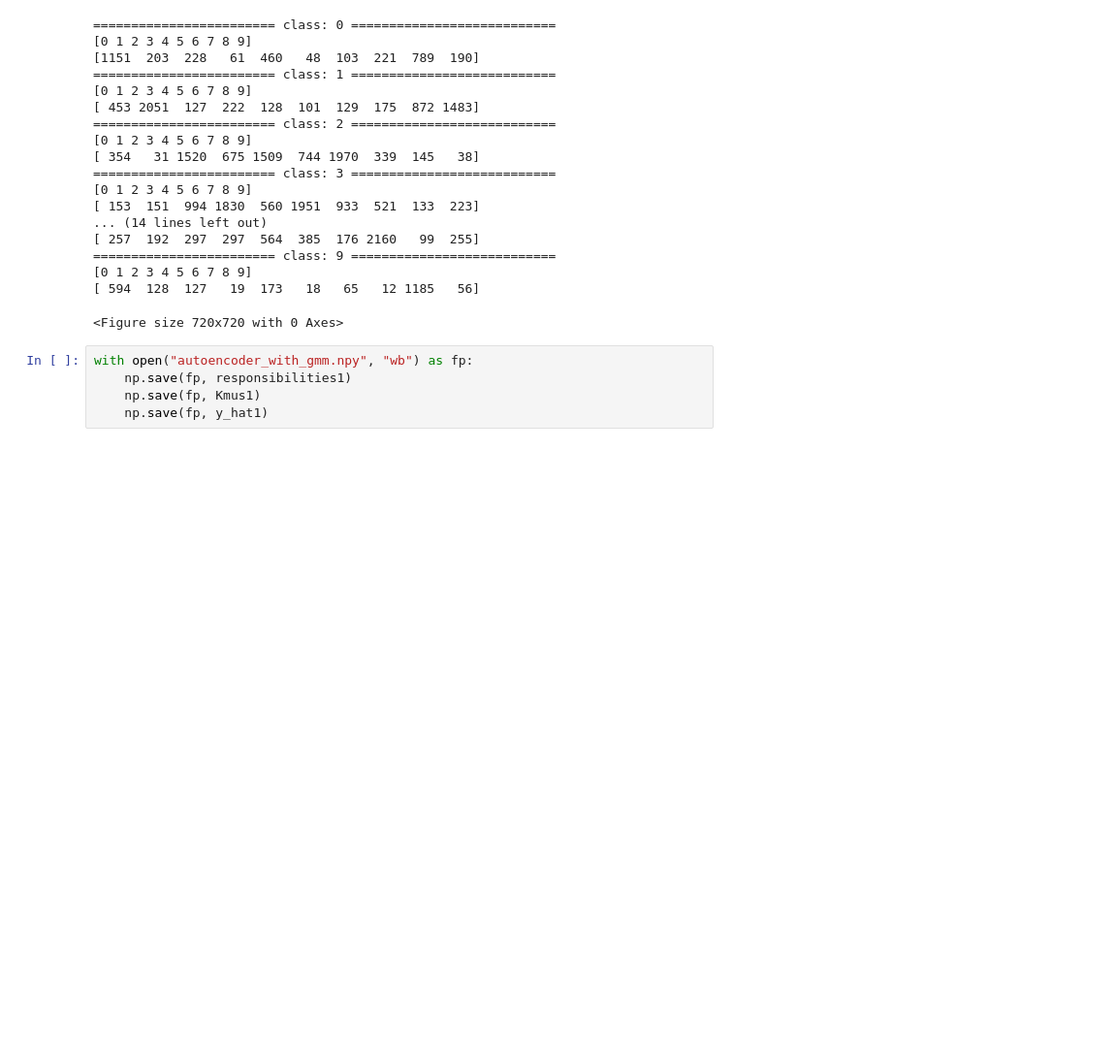
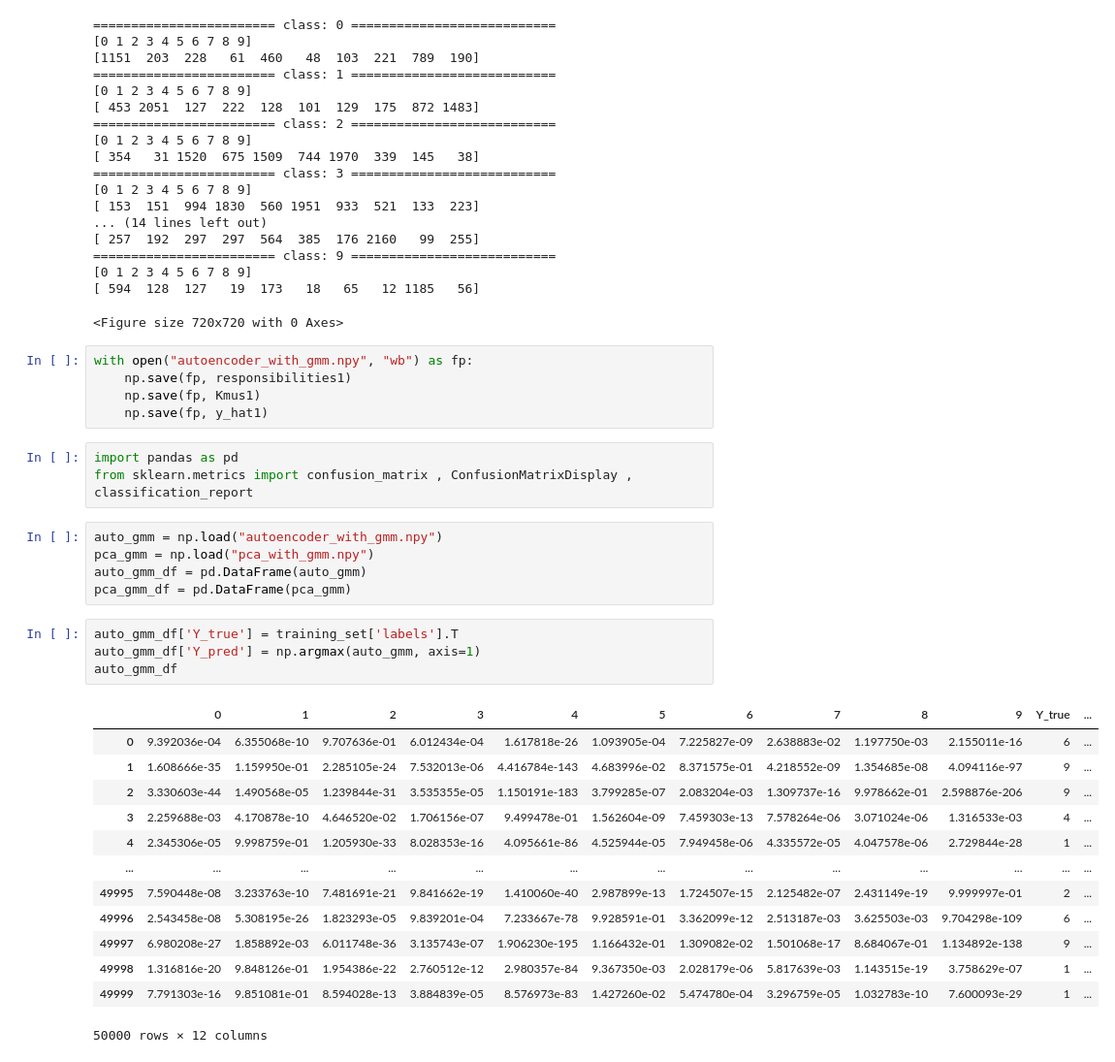
Before and after one commit to kevinlu1736/cogs118b-final-project, a Jupyter notebook: FinalProject.ipynb, the cells around one changed output. Shown at 97% size. Drawn from its saved outputs; the diff is of its cells as text; blank space fills up the shorter version.

```diff
--- a/FinalProject.ipynb
+++ b/FinalProject.ipynb
@@ -580,3 +580,29 @@ with open("autoencoder_with_gmm.npy", "wb") as fp:
     np.save(fp, responsibilities1)
     np.save(fp, Kmus1)
     np.save(fp, y_hat1)
+# %%
+import pandas as pd
+from sklearn.metrics import confusion_matrix , ConfusionMatrixDisplay , classification_report
+# %%
+auto_gmm = np.load("autoencoder_with_gmm.npy")
+pca_gmm = np.load("pca_with_gmm.npy")
+auto_gmm_df = pd.DataFrame(auto_gmm)
+pca_gmm_df = pd.DataFrame(pca_gmm)
+# %%
+auto_gmm_df['Y_true'] = training_set['labels'].T
+auto_gmm_df['Y_pred'] = np.argmax(auto_gmm, axis=1)
+auto_gmm_df
+# %% [output]
+|  | 0 | 1 | 2 | 3 | 4 | 5 | 6 | 7 | 8 | 9 | Y_true | ... |
+| 0 | 9.392036e-04 | 6.355068e-10 | 9.707636e-01 | 6.012434e-04 | 1.617818e-26 | 1.093905e-04 | 7.225827e-09 | 2.638883e-02 | 1.197750e-03 | 2.155011e-16 | 6 | ... |
+| 1 | 1.608666e-35 | 1.159950e-01 | 2.285105e-24 | 7.532013e-06 | 4.416784e-143 | 4.683996e-02 | 8.371575e-01 | 4.218552e-09 | 1.354685e-08 | 4.094116e-97 | 9 | ... |
+| 2 | 3.330603e-44 | 1.490568e-05 | 1.239844e-31 | 3.535355e-05 | 1.150191e-183 | 3.799285e-07 | 2.083204e-03 | 1.309737e-16 | 9.978662e-01 | 2.598876e-206 | 9 | ... |
+| 3 | 2.259688e-03 | 4.170878e-10 | 4.646520e-02 | 1.706156e-07 | 9.499478e-01 | 1.562604e-09 | 7.459303e-13 | 7.578264e-06 | 3.071024e-06 | 1.316533e-03 | 4 | ... |
+| 4 | 2.345306e-05 | 9.998759e-01 | 1.205930e-33 | 8.028353e-16 | 4.095661e-86 | 4.525944e-05 | 7.949458e-06 | 4.335572e-05 | 4.047578e-06 | 2.729844e-28 | 1 | ... |
+| ... | ... | ... | ... | ... | ... | ... | ... | ... | ... | ... | ... | ... |
+| 49995 | 7.590448e-08 | 3.233763e-10 | 7.481691e-21 | 9.841662e-19 | 1.410060e-40 | 2.987899e-13 | 1.724507e-15 | 2.125482e-07 | 2.431149e-19 | 9.999997e-01 | 2 | ... |
+| 49996 | 2.543458e-08 | 5.308195e-26 | 1.823293e-05 | 9.839201e-04 | 7.233667e-78 | 9.928591e-01 | 3.362099e-12 | 2.513187e-03 | 3.625503e-03 | 9.704298e-109 | 6 | ... |
+| 49997 | 6.980208e-27 | 1.858892e-03 | 6.011748e-36 | 3.135743e-07 | 1.906230e-195 | 1.166432e-01 | 1.309082e-02 | 1.501068e-17 | 8.684067e-01 | 1.134892e-138 | 9 | ... |
+| 49998 | 1.316816e-20 | 9.848126e-01 | 1.954386e-22 | 2.760512e-12 | 2.980357e-84 | 9.367350e-03 | 2.028179e-06 | 5.817639e-03 | 1.143515e-19 | 3.758629e-07 | 1 | ... |
+| 49999 | 7.791303e-16 | 9.851081e-01 | 8.594028e-13 | 3.884839e-05 | 8.576973e-83 | 1.427260e-02 | 5.474780e-04 | 3.296759e-05 | 1.032783e-10 | 7.600093e-29 | 1 | ... |
+50000 rows × 12 columns
```
Also changed, not shown: parts of 3 cells of this notebook.
